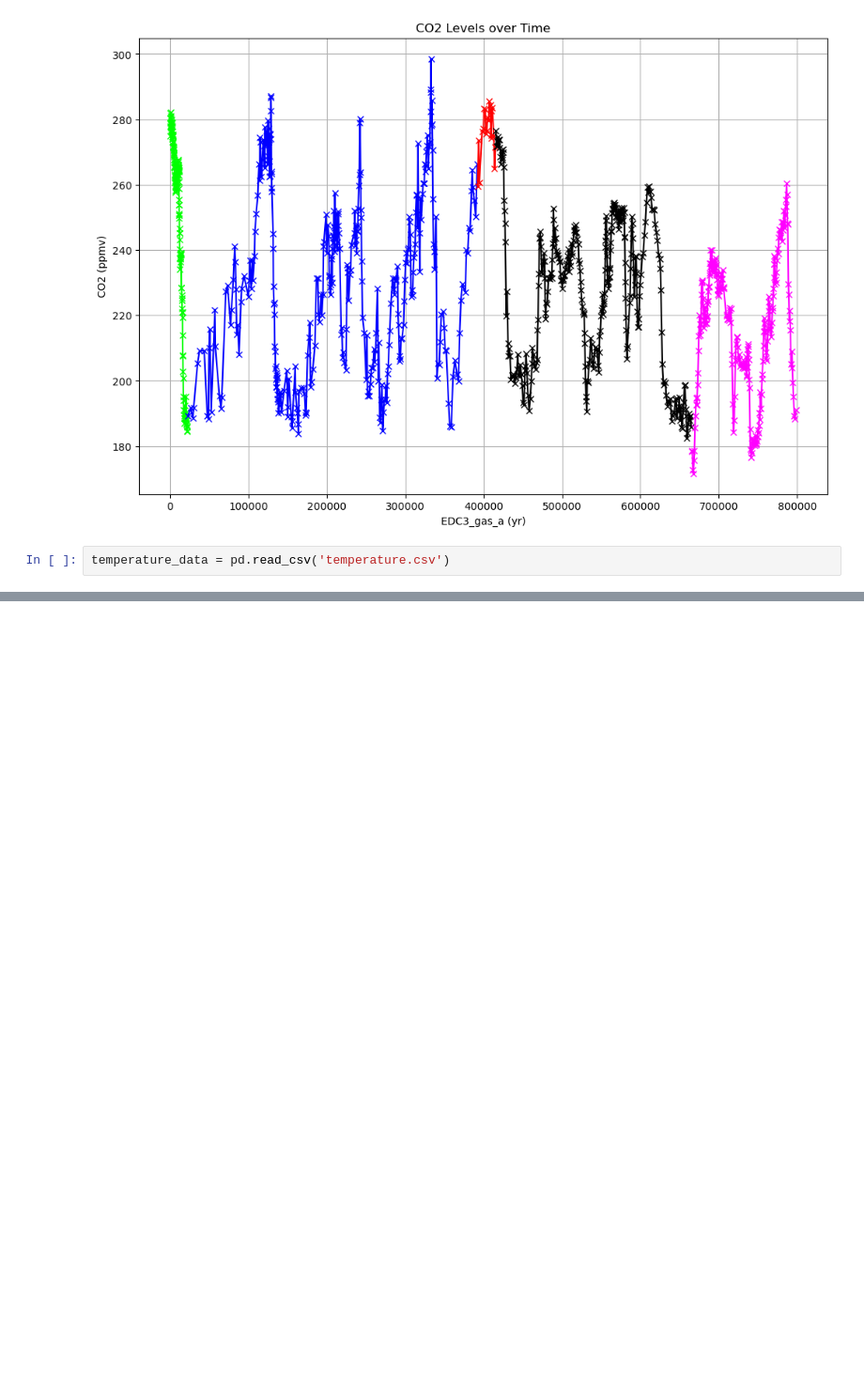
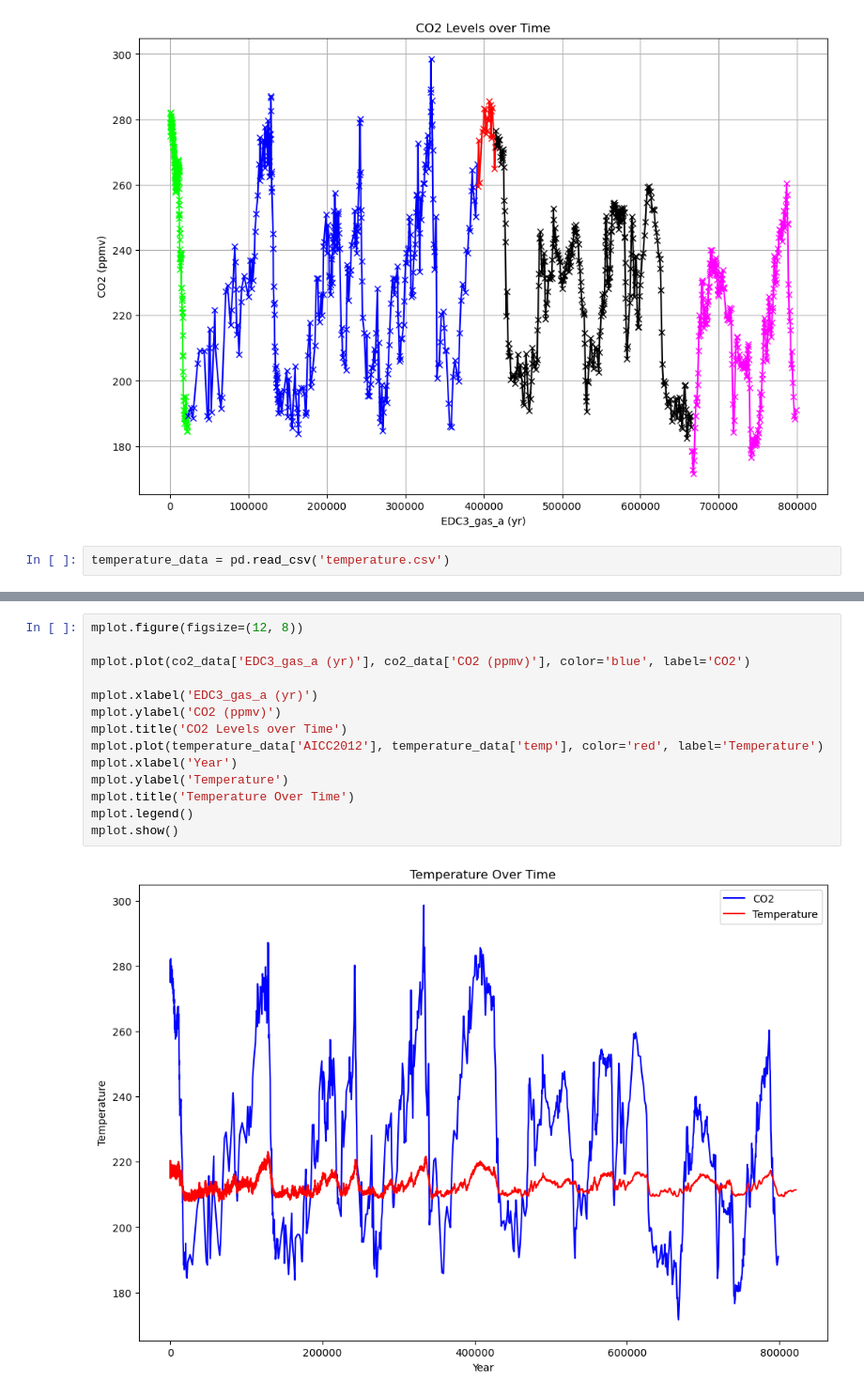
Before and after one commit to frankquinn89/PROGRAMMING_FOR_DATA_ANALYSIS_2, a Jupyter notebook: project.ipynb, the cells around one changed output, grey strips where cells are left out. Shown at 94% size. Saved outputs shown, nothing was run; the diff lists cells and outputs as text; blank space fills up the shorter version.

```diff
--- a/project.ipynb
+++ b/project.ipynb
@@ -42,0 +44,16 @@ mplot.show()
+# %%
+mplot.figure(figsize=(12, 8))
+
+mplot.plot(co2_data['EDC3_gas_a (yr)'], co2_data['CO2 (ppmv)'], color='blue', label='CO2')
+
+mplot.xlabel('EDC3_gas_a (yr)')
+mplot.ylabel('CO2 (ppmv)')
+mplot.title('CO2 Levels over Time')
+mplot.plot(temperature_data['AICC2012'], temperature_data['temp'], color='red', label='Temperature')
+mplot.xlabel('Year')
+mplot.ylabel('Temperature')
+mplot.title('Temperature Over Time')
+mplot.legend()
+mplot.show()
+# %% [output]
+[figure, added]
```
Also changed, not shown: parts of 1 cell of this notebook.
